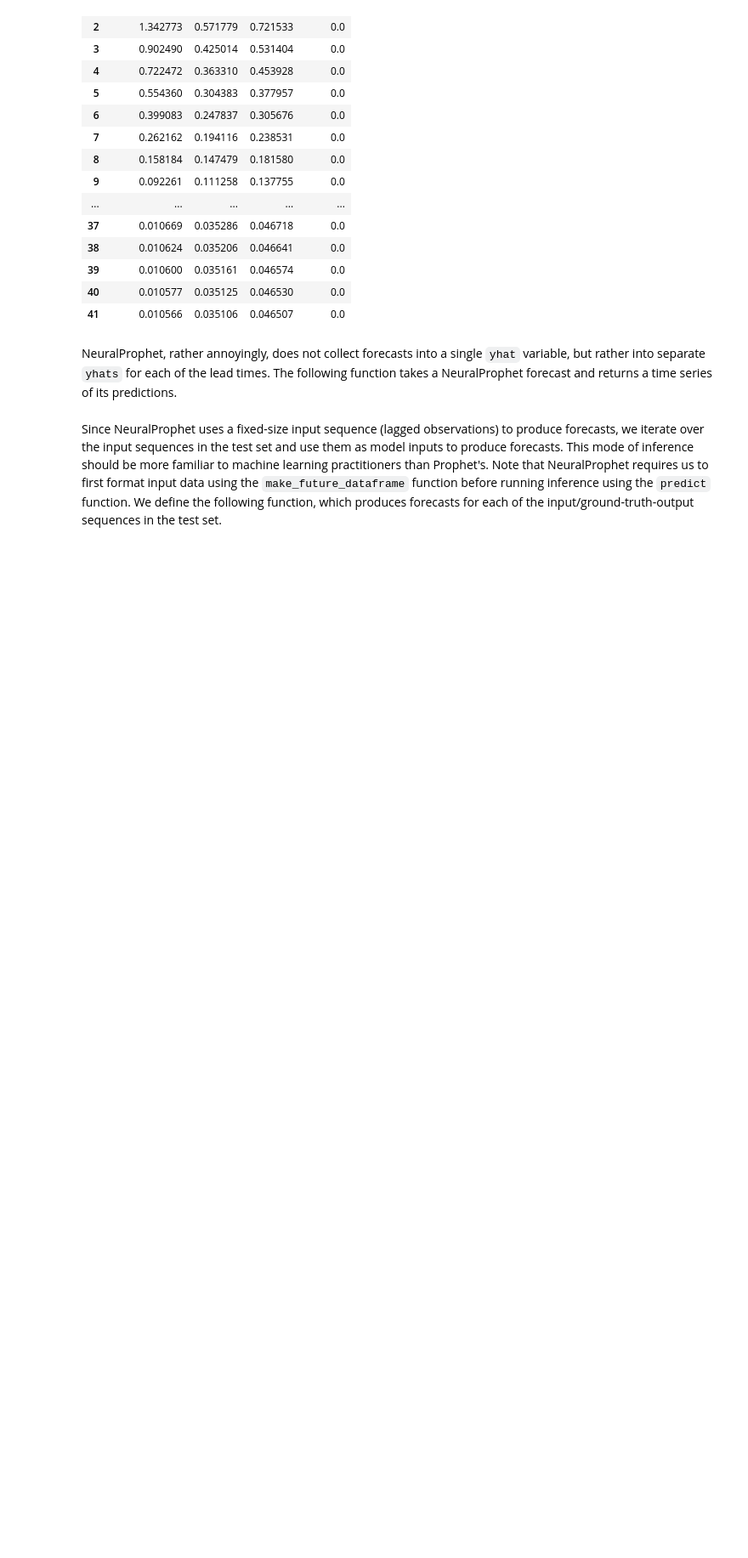
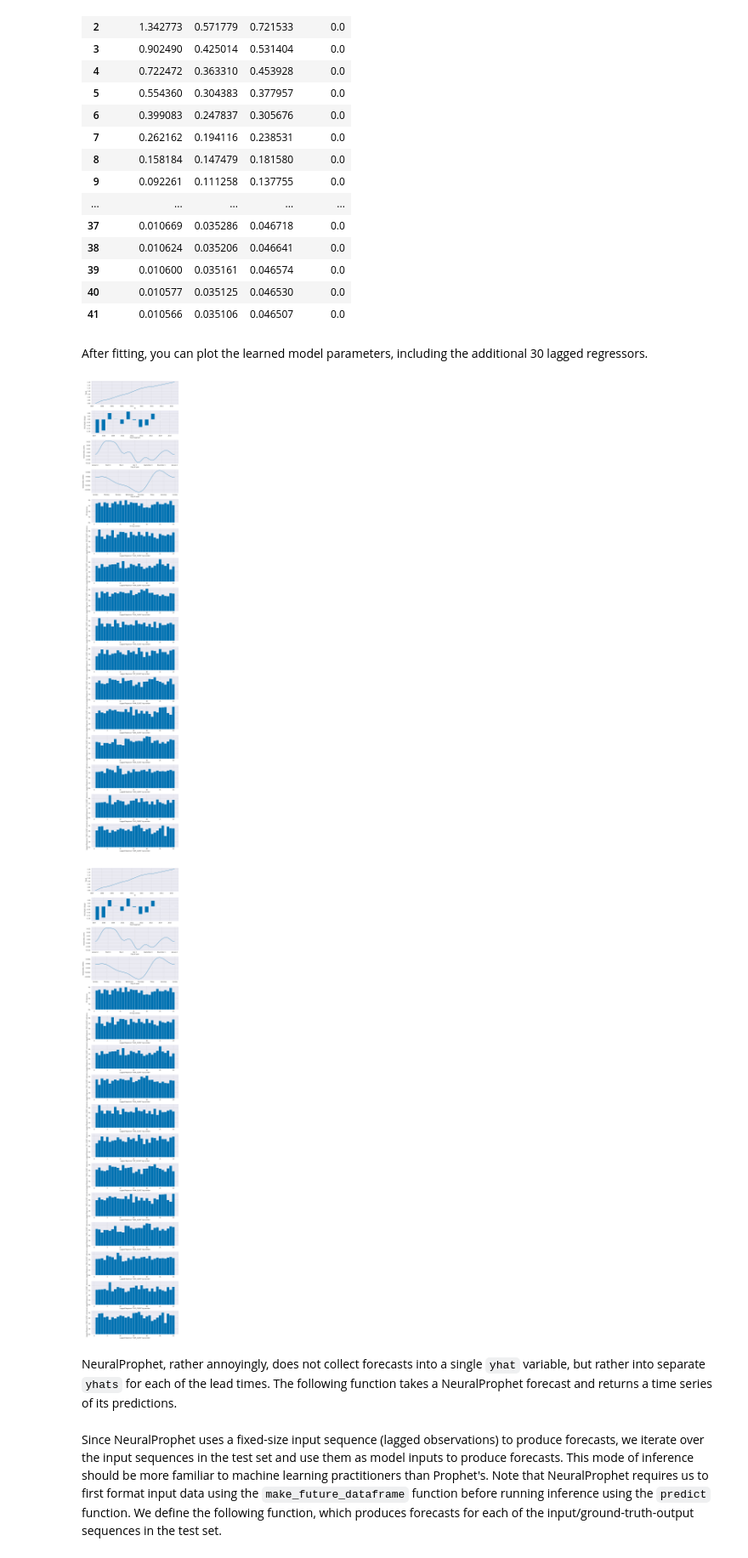
Before and after one commit to VectorInstitute/forecasting-with-dl, a Jupyter notebook: demos/demo1_prophet_neuralprophet_testset.ipynb, the cells around one changed output. Shown at 85% size. Cells and saved outputs as stored; diff of their text form; code cells hidden in the pictures; blank space fills up the shorter version.

Commit message:
include NeuralProphet model parameter plot

```diff
--- a/demos/demo1_prophet_neuralprophet_testset.ipynb
+++ b/demos/demo1_prophet_neuralprophet_testset.ipynb
@@ -523,6 +523,13 @@ INFO:NP.forecaster:lr-range-test selected learning rate: 1.69E-03
 | 39 | 0.010600 | 0.035161 | 0.046574 | 0.0 |
 | 40 | 0.010577 | 0.035125 | 0.046530 | 0.0 |
 | 41 | 0.010566 | 0.035106 | 0.046507 | 0.0 |
+# %% [markdown]
+After fitting, you can plot the learned model parameters, including the additional 30 lagged regressors.
+# %%
+np_model.plot_parameters()
+# %% [output]
+[figure, added]
+[figure, added]
 # %% [markdown]
 NeuralProphet, rather annoyingly, does not collect forecasts into a single `yhat` variable, but rather into separate `yhats` for each of the lead times. The following function takes a NeuralProphet forecast and returns a time series of its predictions.
 # %%
```
Also changed, not shown: parts of 2 cells of this notebook.
